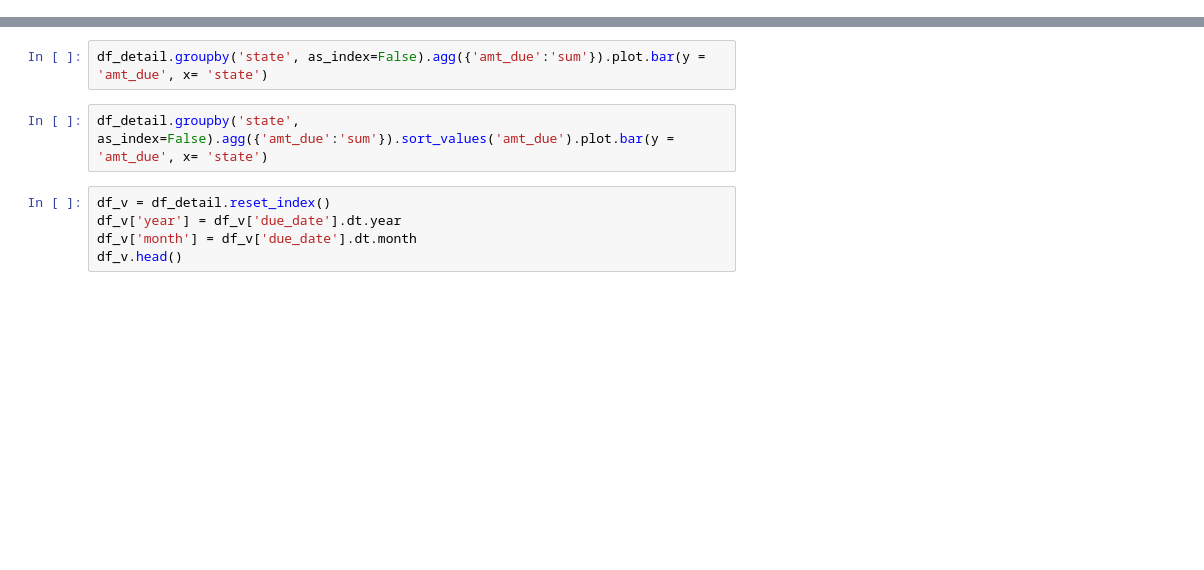
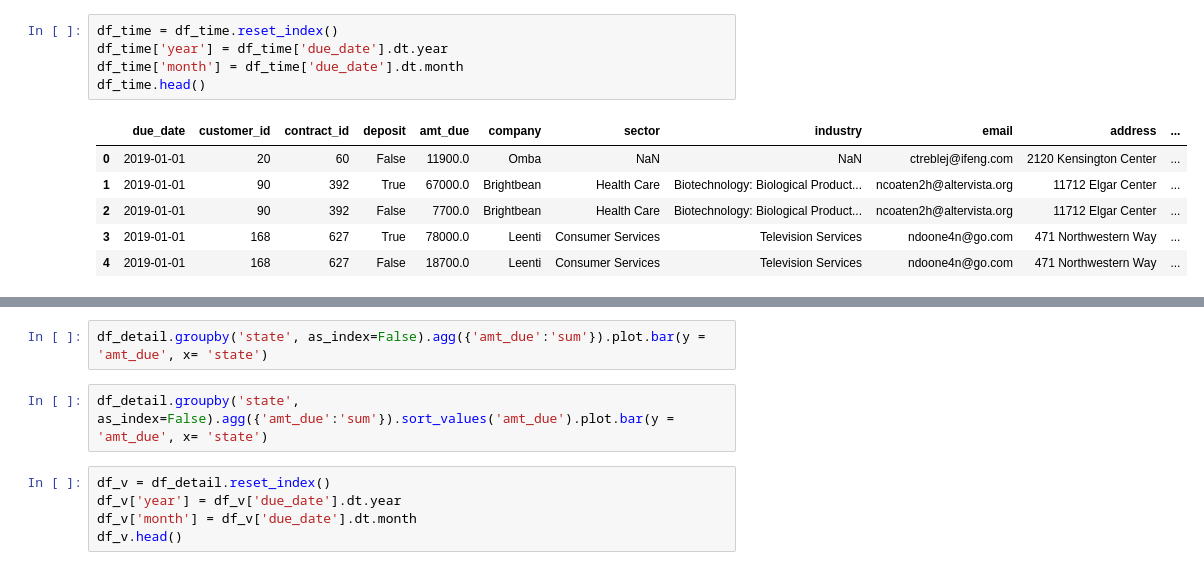
Before and after one commit to jaketuleja/consulting_visuals, a Jupyter notebook: notebooks/Visualization of Data.ipynb, the cells around one changed output, grey strips where cells are left out. Drawn from its saved outputs; the diff is of its cells as text; blank space fills up the shorter version.

```diff
--- a/notebooks/Visualization of Data.ipynb
+++ b/notebooks/Visualization of Data.ipynb
@@ -26,3 +33,15 @@ df.head()
+# %%
+df_time = df_time.reset_index()
+df_time['year'] = df_time['due_date'].dt.year
+df_time['month'] = df_time['due_date'].dt.month
+df_time.head()
+# %% [output]
+|  | due_date | customer_id | contract_id | deposit | amt_due | company | sector | industry | email | address | ... |
+| 0 | 2019-01-01 | 20 | 60 | False | 11900.0 | Omba | NaN | NaN | ctreblej@ifeng.com | 2120 Kensington Center | ... |
+| 1 | 2019-01-01 | 90 | 392 | True | 67000.0 | Brightbean | Health Care | Biotechnology: Biological Product... | ncoaten2h@altervista.org | 11712 Elgar Center | ... |
+| 2 | 2019-01-01 | 90 | 392 | False | 7700.0 | Brightbean | Health Care | Biotechnology: Biological Product... | ncoaten2h@altervista.org | 11712 Elgar Center | ... |
+| 3 | 2019-01-01 | 168 | 627 | True | 78000.0 | Leenti | Consumer Services | Television Services | ndoone4n@go.com | 471 Northwestern Way | ... |
+| 4 | 2019-01-01 | 168 | 627 | False | 18700.0 | Leenti | Consumer Services | Television Services | ndoone4n@go.com | 471 Northwestern Way | ... |
 # %%
 fmt= '${x:,.0f}'
 tick = mtick.StrMethodFormatter(fmt)
```
Also changed, not shown: parts of 15 cells of this notebook.
